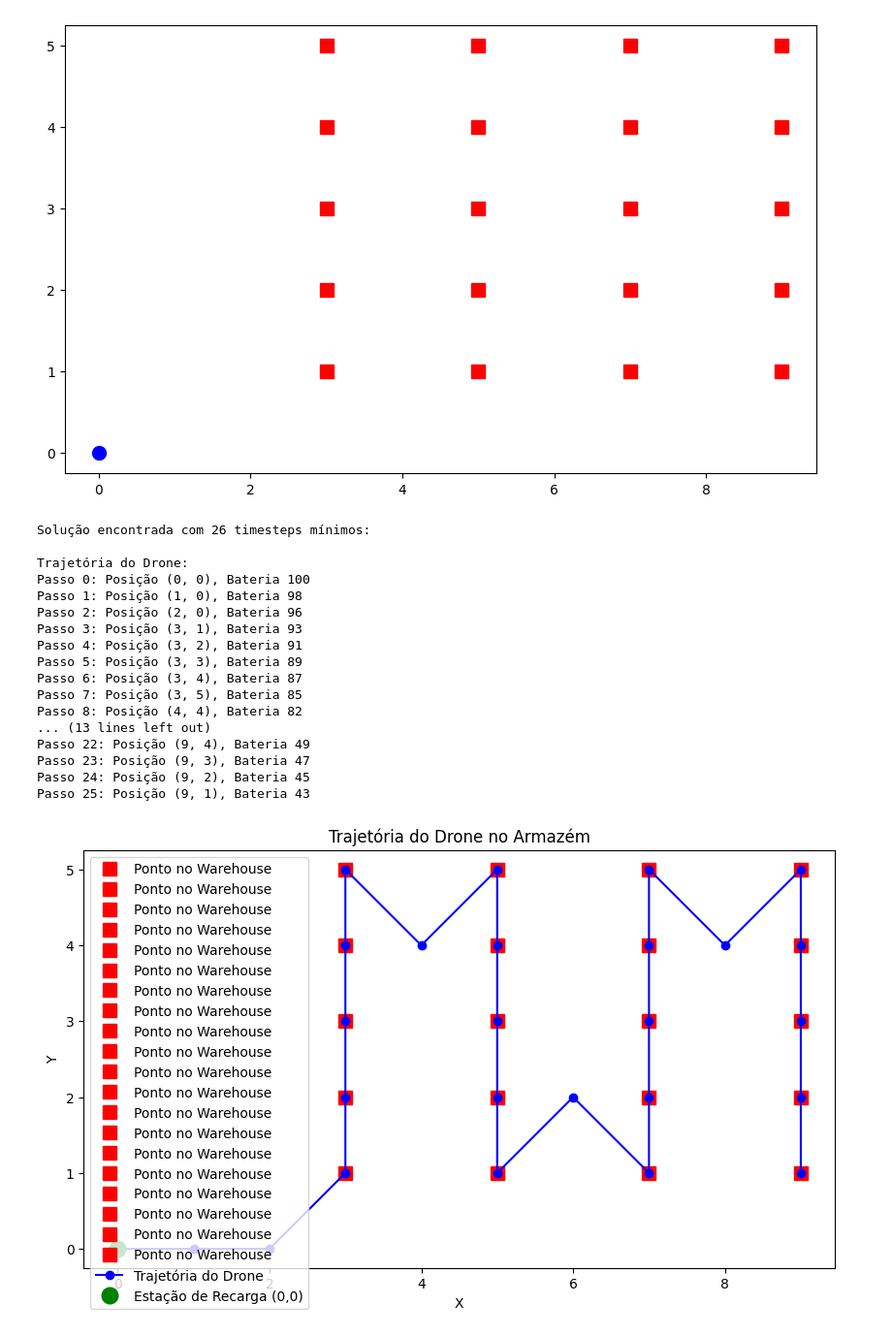
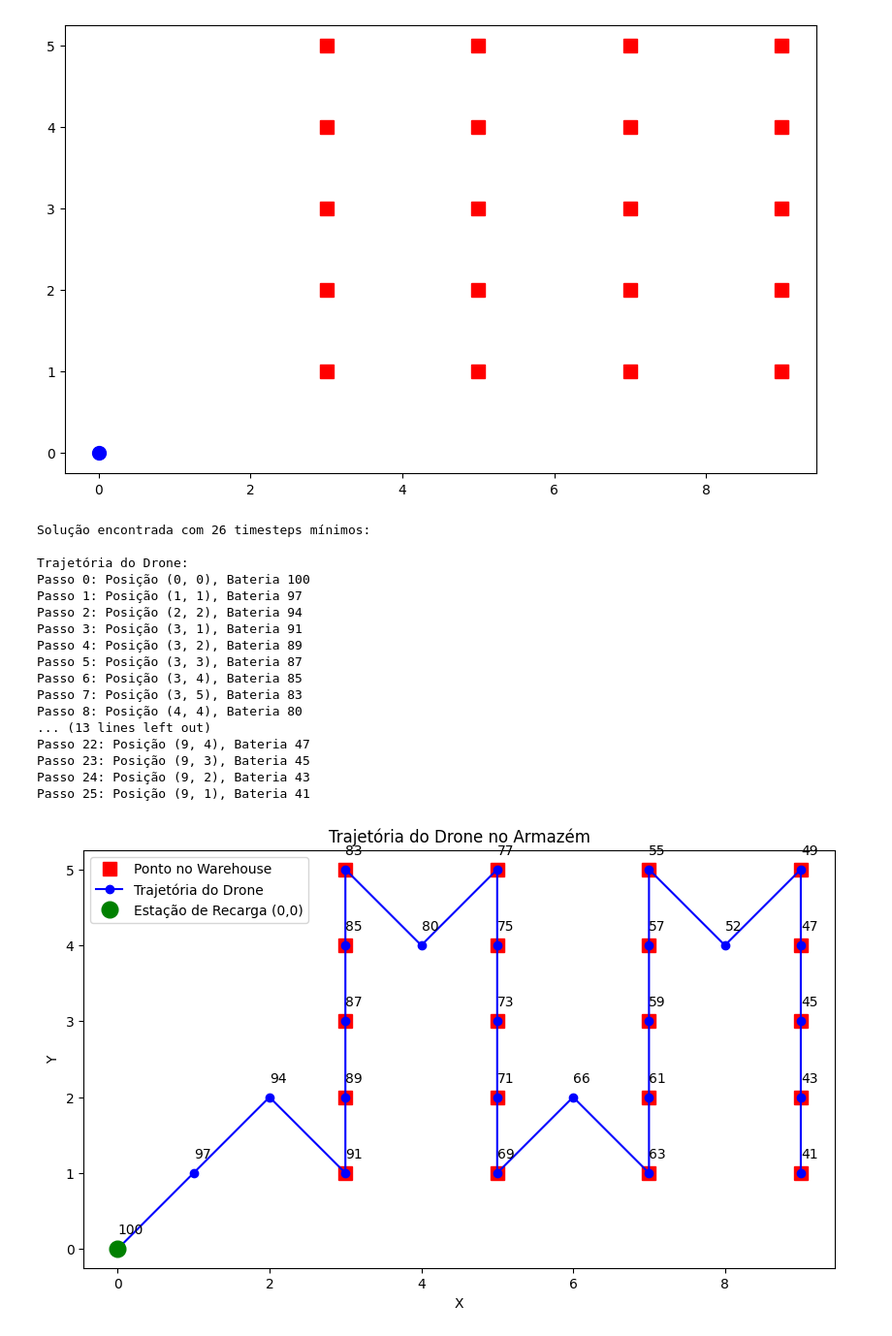
Before and after one commit to Viinario/drone-path-planning-z3, a Jupyter notebook: drone_correct_consumption.ipynb, the cells around one changed output. Shown: that part at 97% size. Saved outputs shown, nothing was run; the diff lists cells and outputs as text; code cells hidden in the pictures.

Commit message:
Add Graph

```diff
--- a/drone_correct_consumption.ipynb
+++ b/drone_correct_consumption.ipynb
@@ -127,45 +127,52 @@ if model:
     pgx_values = [model.evaluate(PGx[k]).as_long() for k in range(timesteps)]
     pgy_values = [model.evaluate(PGy[k]).as_long() for k in range(timesteps)]
     bat_values = [model.evaluate(Bat[k]).as_long() for k in range(timesteps)]
 
     # Exibindo os resultados
     print("\nTrajetória do Drone:")
     for t in range(timesteps):
         print(f"Passo {t}: Posição ({pgx_values[t]}, {pgy_values[t]}), Bateria {bat_values[t]}")
 
     # Visualização da trajetória
     fig, ax = plt.subplots(figsize=(10, 6))
 
     # Plotando os pontos do warehouse
-    for x, y in warehouse:
-        ax.plot(x, y, 'rs', markersize=10, label="Ponto no Warehouse")
+    for i, (x, y) in enumerate(warehouse):
+        if i == 0:
+            ax.plot(x, y, 'rs', markersize=10, label="Ponto no Warehouse")
+        else:
+            ax.plot(x, y, 'rs', markersize=10)
 
     # Plotando a trajetória do drone
     ax.plot(pgx_values, pgy_values, 'b-o', label="Trajetória do Drone")
     ax.plot(0, 0, 'go', markersize=12, label="Estação de Recarga (0,0)")
+
+    # Adicionando a quantidade de bateria ao lado de cada ponto da trajetória
+    for i in range(timesteps):
+        ax.text(pgx_values[i], pgy_values[i] + 0.2, f'{bat_values[i]}', fontsize=10)
 
     plt.xlabel("X")
     plt.ylabel("Y")
     plt.title("Trajetória do Drone no Armazém")
     plt.legend()
     ax.set_aspect('equal')
     plt.show()
 # %% [output]
 Solução encontrada com 26 timesteps mínimos:
 
 Trajetória do Drone:
 Passo 0: Posição (0, 0), Bateria 100
-Passo 1: Posição (1, 0), Bateria 98
-Passo 2: Posição (2, 0), Bateria 96
-Passo 3: Posição (3, 1), Bateria 93
-Passo 4: Posição (3, 2), Bateria 91
-Passo 5: Posição (3, 3), Bateria 89
-Passo 6: Posição (3, 4), Bateria 87
-Passo 7: Posição (3, 5), Bateria 85
-Passo 8: Posição (4, 4), Bateria 82
+Passo 1: Posição (1, 1), Bateria 97
+Passo 2: Posição (2, 2), Bateria 94
+Passo 3: Posição (3, 1), Bateria 91
+Passo 4: Posição (3, 2), Bateria 89
+Passo 5: Posição (3, 3), Bateria 87
+Passo 6: Posição (3, 4), Bateria 85
+Passo 7: Posição (3, 5), Bateria 83
+Passo 8: Posição (4, 4), Bateria 80
 ... (13 lines left out)
-Passo 22: Posição (9, 4), Bateria 49
-Passo 23: Posição (9, 3), Bateria 47
-Passo 24: Posição (9, 2), Bateria 45
-Passo 25: Posição (9, 1), Bateria 43
+Passo 22: Posição (9, 4), Bateria 47
+Passo 23: Posição (9, 3), Bateria 45
+Passo 24: Posição (9, 2), Bateria 43
+Passo 25: Posição (9, 1), Bateria 41
-[figure, old version]
+[figure, new version]
```
Also changed, not shown: 1 other file.
